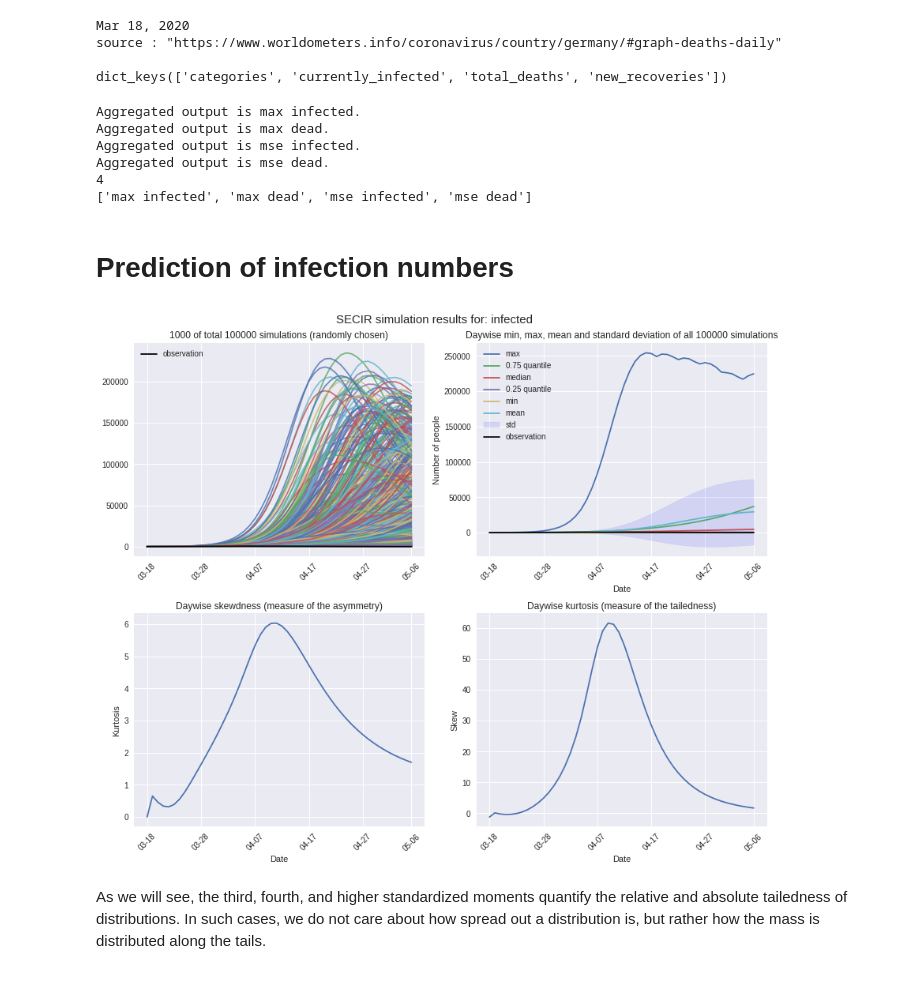
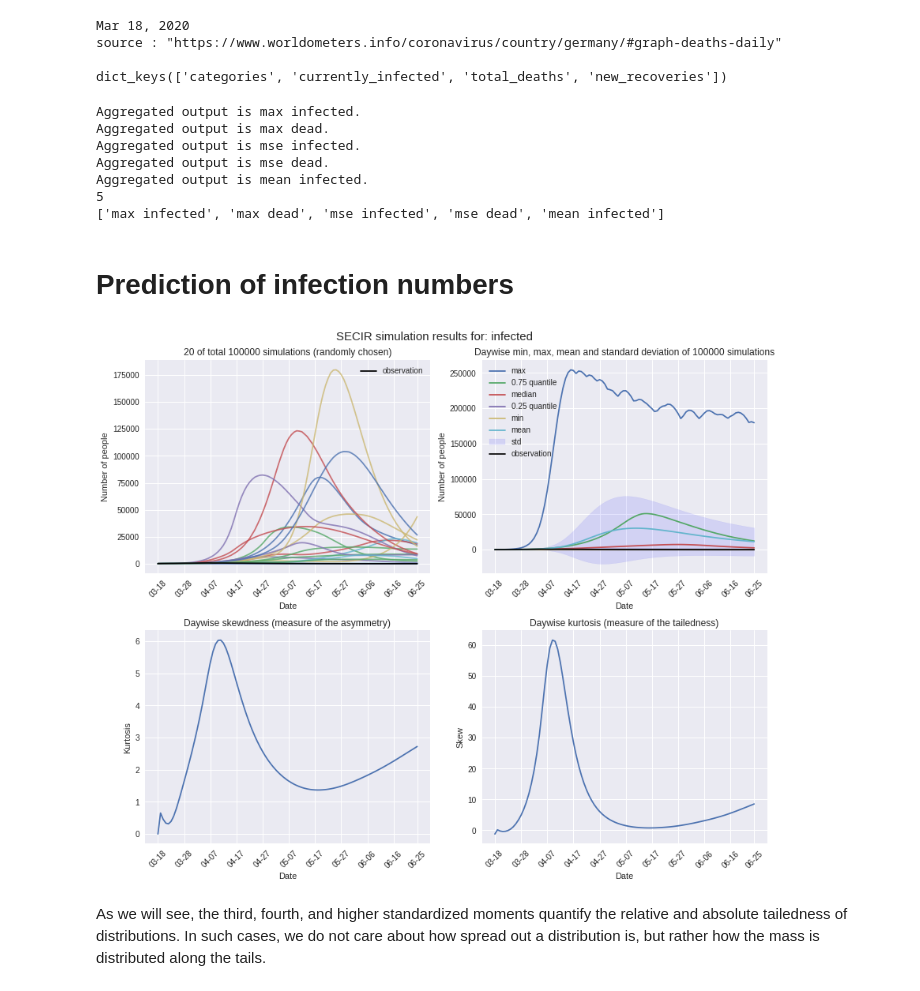
Before and after one commit to lelange/sensitivity_analysis, a Jupyter notebook: pycode/sensitivity_analysis/Uncertainty_Quantification.ipynb, the cells around one changed output. Saved outputs shown, nothing was run; the diff lists cells and outputs as text; code cells hidden in the pictures.

```diff
--- a/pycode/sensitivity_analysis/Uncertainty_Quantification.ipynb
+++ b/pycode/sensitivity_analysis/Uncertainty_Quantification.ipynb
@@ -116,11 +116,13 @@ def get_output_name(aggregation_function, output_no):
 # create list which contains all outputs of interest
 outputs = []
 output_names = []
-for agg in ["max", "mse"]:
+for agg in ["max", "mse", 'mean']:
     for out_id in [0, 1]:
+        if agg=='mean' and out_id==1:
+            continue
         out_comp = compartments[static_params['output_index'][out_id]]
         print(f"Aggregated output is {agg} {out_comp}.")
-        outputs.append(aggregate_output("max", out_id))
+        outputs.append(aggregate_output(agg, out_id))
         output_names.append(f"{agg} {out_comp}")
 print(len(outputs))
 print(output_names)
@@ -129,8 +131,9 @@ Aggregated output is max infected.
 Aggregated output is max dead.
 Aggregated output is mse infected.
 Aggregated output is mse dead.
-4
-['max infected', 'max dead', 'mse infected', 'mse dead']
+Aggregated output is mean infected.
+5
+['max infected', 'max dead', 'mse infected', 'mse dead', 'mean infected']
 # %%
 def show_output_distribution(output_all, ids_to_plot, output_compartment, alpha_sim = 0.3, observation_data = None):
     '''
@@ -196,7 +199,7 @@ def show_output_distribution(output_all, ids_to_plot, output_compartment, alpha_
 
     #axs[1].fill_between(x, (mean_result - ci_result), (mean_result + ci_result), color = 'b', alpha = .1)
     #axs[1].set_title(f"Daywise mean with {conf} confidence interval.")
-    axs[0, 1].set_title(f"Daywise min, max, mean and standard deviation of all {len(output_all)} simulations")
+    axs[0, 1].set_title(f"Daywise min, max, mean and standard deviation of {len(output_all)} simulations")
 
     axs[1, 0].plot(skew_result, label = 'skew')
     axs[1, 0].set_title(f"Daywise skewdness (measure of the asymmetry)")
@@ -207,7 +210,7 @@ def show_output_distribution(output_all, ids_to_plot, output_compartment, alpha_
         for k in range(2):
             axs[j, k].set_xticks(tick_range)
             axs[j, k].set_xticklabels(datelist[tick_range], rotation=45)
-        axs[0, k].set(ylabel = "Number of people", xlabel = "Date")
+            axs[0, k].set(ylabel = "Number of people", xlabel = "Date")
     axs[1, 0].set(ylabel = "Kurtosis", xlabel = "Date")
     axs[1, 1].set(ylabel = "Skew", xlabel = "Date")
 
@@ -230,29 +233,29 @@ def show_histogram_aggregated_output(output_agg, aggregation_function):
     plt.show()
 # %%
 N = size
-n_outputs = 10# must be smaller than 2N
+n_outputs = 20# must be smaller than 2N
 
 randidx = np.sort(np.random.randint(0, 2*N, n_outputs))
 # %% [markdown]
 # Prediction of infection numbers
 # %%
 output_no = 0
-number_of_days_to_show = 50
+number_of_days_to_show = 100
 
 outputArray = np.array(sim_out[:2*N, :number_of_days_to_show, output_no])
 output_subset = outputArray[randidx, :]
 # compute "peak" of every simulation - take variance over this
 
 output_compartment = compartments[static_params['output_index'][output_no]]
 
 show_output_distribution(output_all = outputArray,
                          ids_to_plot = randidx,
                          output_compartment = output_compartment,
                          alpha_sim = 0.8,
                          observation_data = dataset[:number_of_days_to_show, output_no],
                         )
 # %% [output]
-[figure, old version]
+[figure, new version]
 # %% [markdown]
 As we will see, the third, fourth, and higher standardized moments quantify the relative and absolute tailedness of distributions.  In such cases, we do not care about how spread out a distribution is, but rather how the mass is distributed along the tails.
 # %% [markdown]
```
Also changed, not shown: parts of 16 cells of this notebook, 3 other files.
